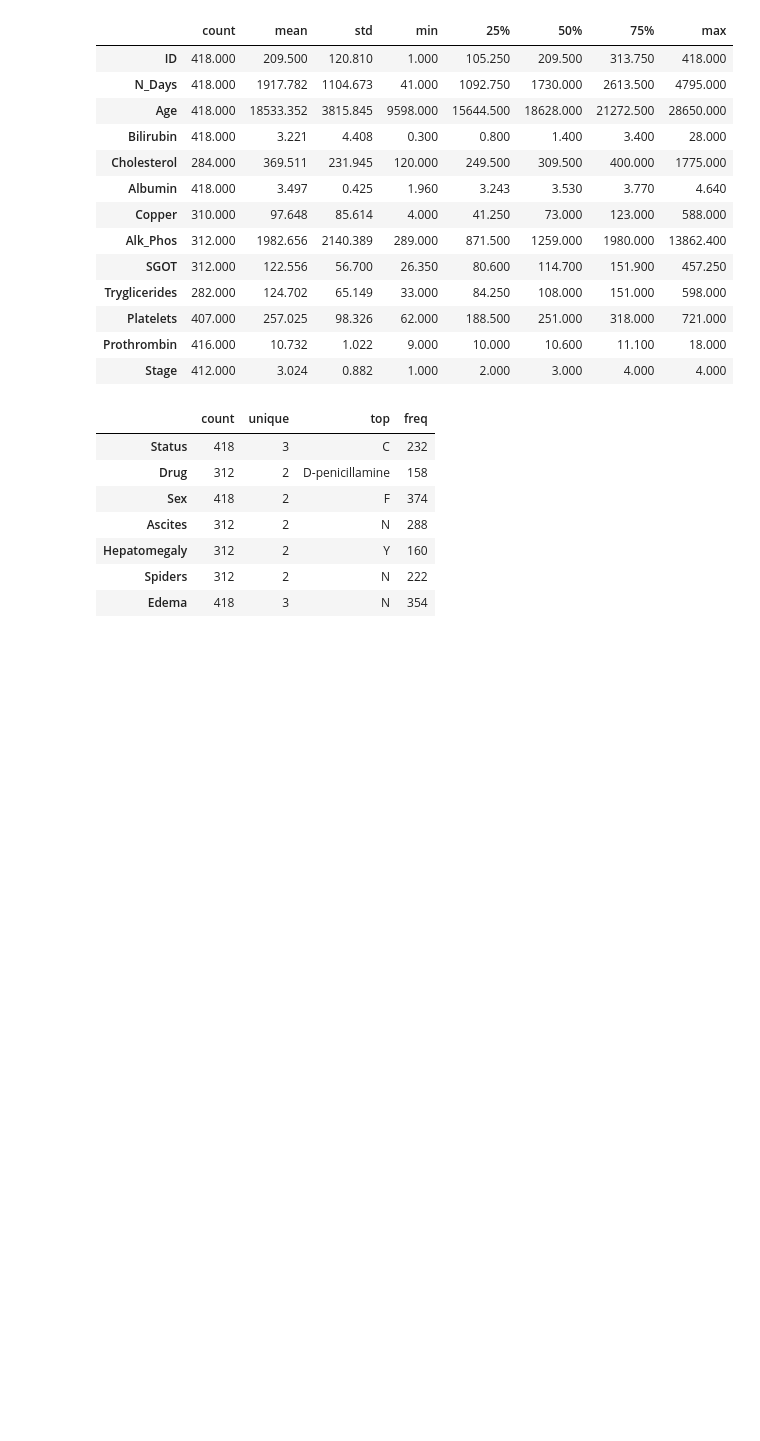
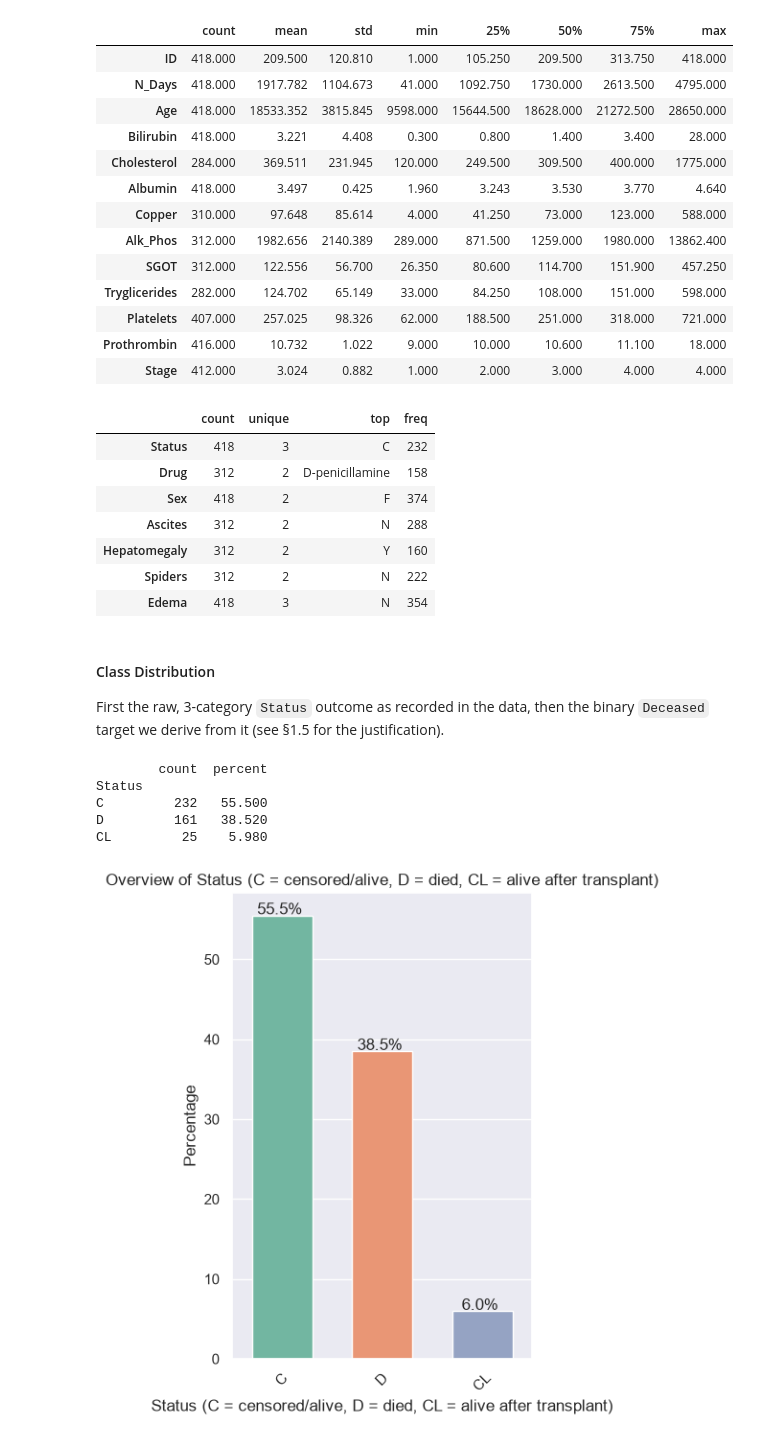
Before and after one commit to Rajesh2015/MSMLRepoSolution, a Jupyter notebook: SG-720-Machine Learning/Cirrhosis Patient Survival Prediction 4C/cirrhosis_patient_predictions.ipynb, the cells around one changed output. Saved outputs shown, nothing was run; the diff lists cells and outputs as text; code cells hidden in the pictures; blank space fills up the shorter version.

```diff
--- a/SG-720-Machine Learning/Cirrhosis Patient Survival Prediction 4C/cirrhosis_patient_predictions.ipynb
+++ b/SG-720-Machine Learning/Cirrhosis Patient Survival Prediction 4C/cirrhosis_patient_predictions.ipynb
@@ -929,3 +597,21 @@ cirrhosis_df.select_dtypes(include='object').describe().T
 | Hepatomegaly | 312 | 2 | Y | 160 |
 | Spiders | 312 | 2 | N | 222 |
 | Edema | 418 | 3 | N | 354 |
+# %% [markdown]
+#### Class Distribution
+
+First the raw, 3-category `Status` outcome as recorded in the data, then the binary `Deceased` target we derive from it (see §1.5 for the justification).
+# %%
+# Raw 3-class outcome distribution
+status_counts = cirrhosis_df['Status'].value_counts()
+status_pct = cirrhosis_df['Status'].value_counts(normalize=True) * 100
+print(pd.DataFrame({'count': status_counts, 'percent': status_pct.round(2)}))
+
+plot_bar_chart_percentage(cirrhosis_df, 'Status', 'Status (C = censored/alive, D = died, CL = alive after transplant)', pellete)
+# %% [output]
+        count  percent
+Status
+C         232   55.500
+D         161   38.520
+CL         25    5.980
+[figure, added]
```
Also changed, not shown: parts of 50 cells of this notebook.
